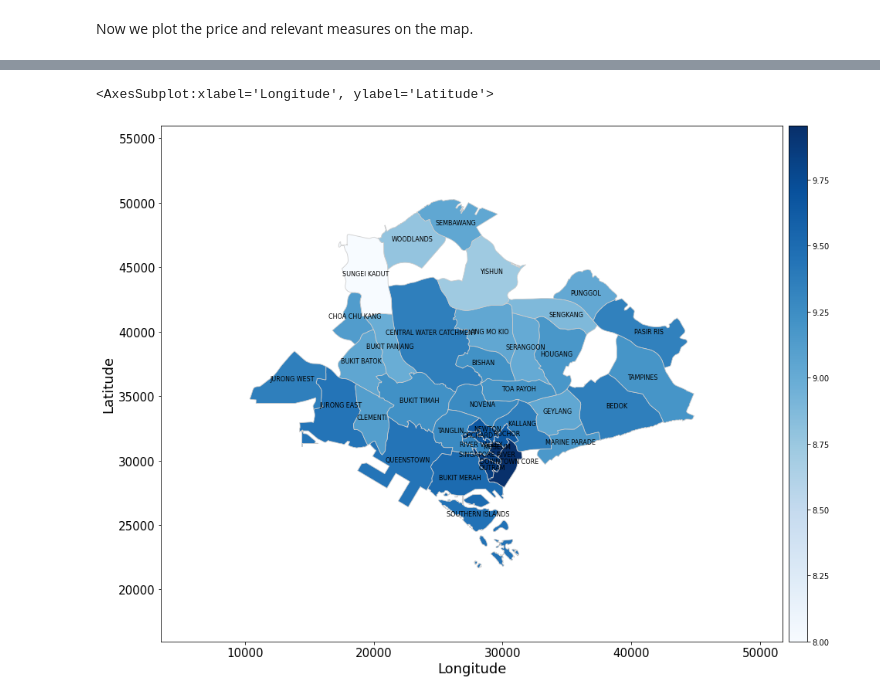
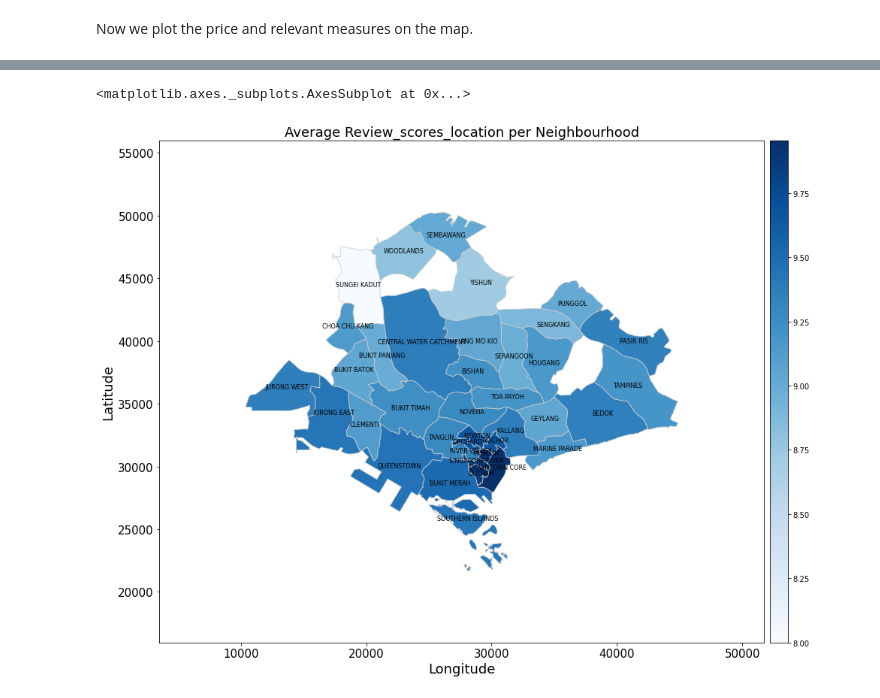
Before and after one commit to JT-H/Recommendation-System-for-Airbnb-Houses, a Jupyter notebook: EDA/Notebooks/EDA-1 & 5.ipynb, the cells around one changed output, grey strips where cells are left out. Saved outputs shown, nothing was run; the diff lists cells and outputs as text; code cells hidden in the pictures.

```diff
--- a/EDA/Notebooks/EDA-1 & 5.ipynb
+++ b/EDA/Notebooks/EDA-1 & 5.ipynb
@@ -360,23 +359,24 @@ merge_map.plot(column='review_scores_rating',ax=ax,legend=True,cax=cax,cmap='Blu
 # %%
 # Plot the map
 fig, ax = plt.subplots(1, figsize = (15,25))
 
 merge_map['coords'] = merge_map['geometry'].apply(lambda x:x.representative_point().coords[:])
 merge_map['coords'] = [coords[0] for coords in merge_map['coords']]
 
 for idx, row in merge_map.iterrows():
     plt.annotate(s=row['PLN_AREA_N'], xy=row['coords'], horizontalalignment='center',fontsize=8)
 
 divider = make_axes_locatable(ax)
 cax = divider.append_axes('right', size="3%", pad=0.1)
 
 ax.margins(0.2,0.2)
 ax.set_xlabel('Longitude', fontsize=18)
 ax.set_ylabel('Latitude', fontsize=18)
 ax.xaxis.set_tick_params(labelsize=15)
 ax.yaxis.set_tick_params(labelsize=15)
+ax.set_title('Average Review_scores_location per Neighbourhood',fontsize=18)
 
 merge_map.plot(column='review_scores_location',ax=ax,legend=True,cax=cax,cmap='Blues',linewidth=0.8,edgecolor='0.8')
 # %% [output]
-<AxesSubplot:xlabel='Longitude', ylabel='Latitude'>
+<matplotlib.axes._subplots.AxesSubplot at 0x...>
-[figure, old version]
+[figure, new version]
```
Also changed, not shown: parts of 17 cells of this notebook, 3 other files.
